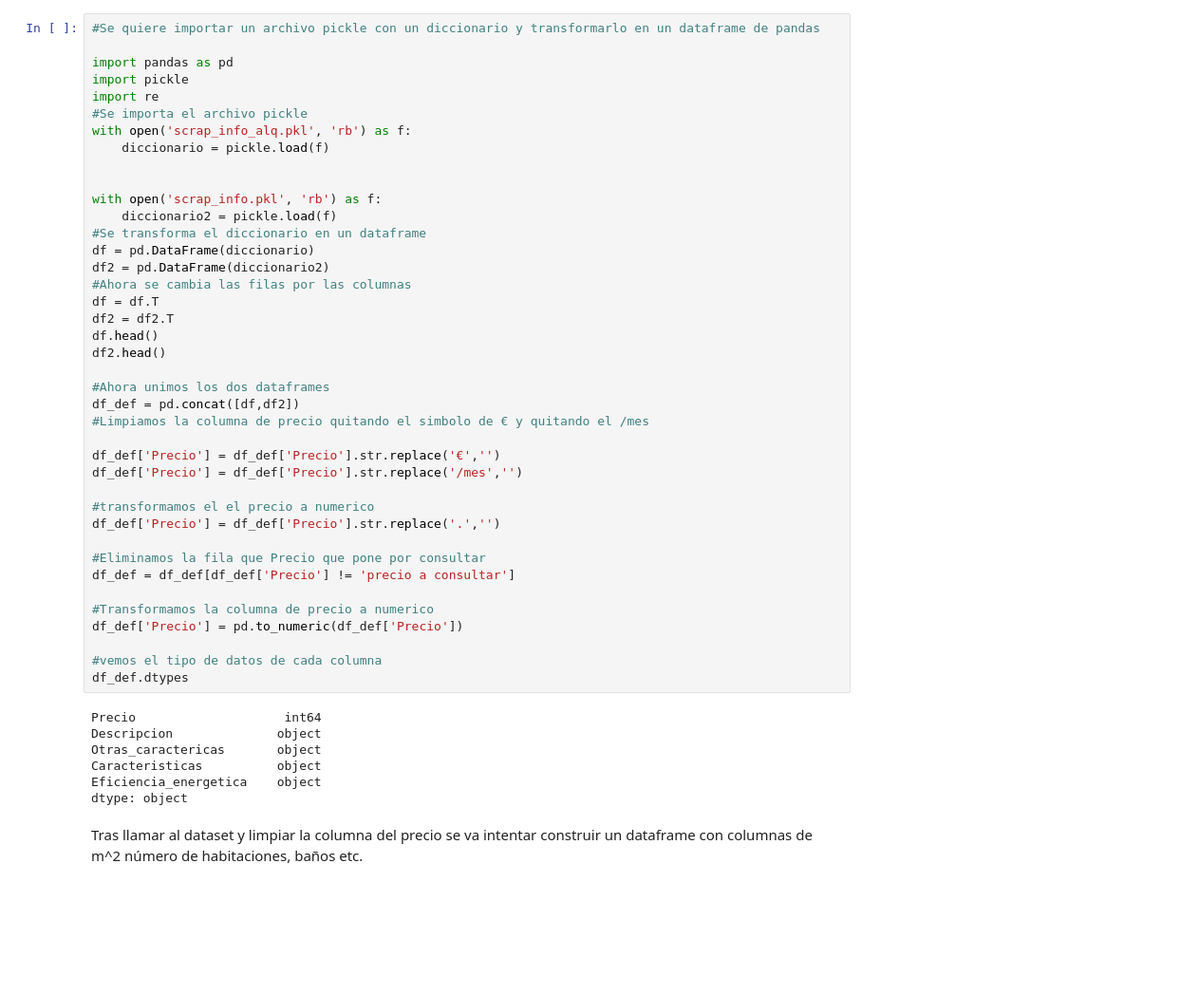
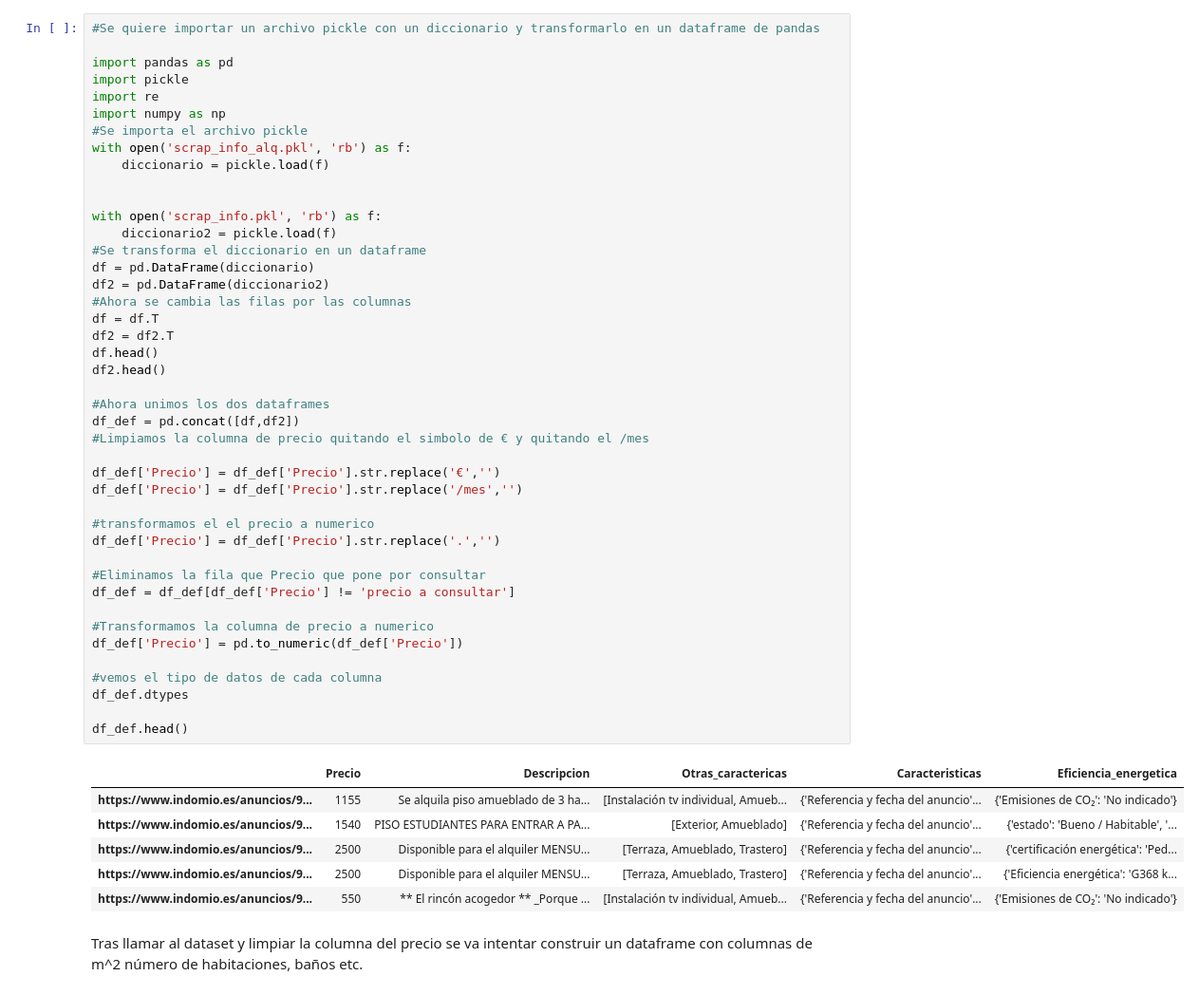
Before and after one commit to jobenmar/BuscaPiso-NLP, a Jupyter notebook: dataframe.ipynb, the cells around one changed output. Shown at 95% size. Cells and saved outputs as stored; diff of their text form; blank space fills up the shorter version.

Commit message:
Limpieza de dataframe.ipynb

```diff
--- a/dataframe.ipynb
+++ b/dataframe.ipynb
@@ -4,6 +4,7 @@
 import pandas as pd
 import pickle
 import re
+import numpy as np
 #Se importa el archivo pickle
 with open('scrap_info_alq.pkl', 'rb') as f:
     diccionario = pickle.load(f)
@@ -12,39 +13,41 @@ with open('scrap_info_alq.pkl', 'rb') as f:
 with open('scrap_info.pkl', 'rb') as f:
     diccionario2 = pickle.load(f)
 #Se transforma el diccionario en un dataframe
 df = pd.DataFrame(diccionario)
 df2 = pd.DataFrame(diccionario2)
 #Ahora se cambia las filas por las columnas
 df = df.T
 df2 = df2.T
 df.head()
 df2.head()
 
 #Ahora unimos los dos dataframes
 df_def = pd.concat([df,df2])
 #Limpiamos la columna de precio quitando el simbolo de € y quitando el /mes
 
 df_def['Precio'] = df_def['Precio'].str.replace('€','')
 df_def['Precio'] = df_def['Precio'].str.replace('/mes','')
 
 #transformamos el el precio a numerico
 df_def['Precio'] = df_def['Precio'].str.replace('.','')
 
 #Eliminamos la fila que Precio que pone por consultar
 df_def = df_def[df_def['Precio'] != 'precio a consultar']
 
 #Transformamos la columna de precio a numerico
 df_def['Precio'] = pd.to_numeric(df_def['Precio'])
 
 #vemos el tipo de datos de cada columna
 df_def.dtypes
+
+df_def.head()
 # %% [output]
-Precio                    int64
-Descripcion              object
-Otras_caractericas       object
-Caracteristicas          object
-Eficiencia_energetica    object
-dtype: object
+|  | Precio | Descripcion | Otras_caractericas | Caracteristicas | Eficiencia_energetica |
+| https://www.indomio.es/anuncios/9... | 1155 | Se alquila piso amueblado de 3 ha... | [Instalación tv individual, Amueb... | {'Referencia y fecha del anuncio'... | {'Emisiones de CO₂': 'No indicado'} |
+| https://www.indomio.es/anuncios/9... | 1540 | PISO ESTUDIANTES PARA ENTRAR A PA... | [Exterior, Amueblado] | {'Referencia y fecha del anuncio'... | {'estado': 'Bueno / Habitable', '... |
+| https://www.indomio.es/anuncios/9... | 2500 | Disponible para el alquiler MENSU... | [Terraza, Amueblado, Trastero] | {'Referencia y fecha del anuncio'... | {'certificación energética': 'Ped... |
+| https://www.indomio.es/anuncios/9... | 2500 | Disponible para el alquiler MENSU... | [Terraza, Amueblado, Trastero] | {'Referencia y fecha del anuncio'... | {'Eficiencia energética': 'G368 k... |
+| https://www.indomio.es/anuncios/9... | 550 | ** El rincón acogedor ** _Porque ... | [Instalación tv individual, Amueb... | {'Referencia y fecha del anuncio'... | {'Emisiones de CO₂': 'No indicado'} |
 # %% [markdown]
 Tras llamar al dataset y limpiar la columna del precio se va intentar construir un dataframe con columnas de m^2 número de habitaciones, baños etc.
 # %%
```
Also changed, not shown: parts of 5 cells of this notebook.
